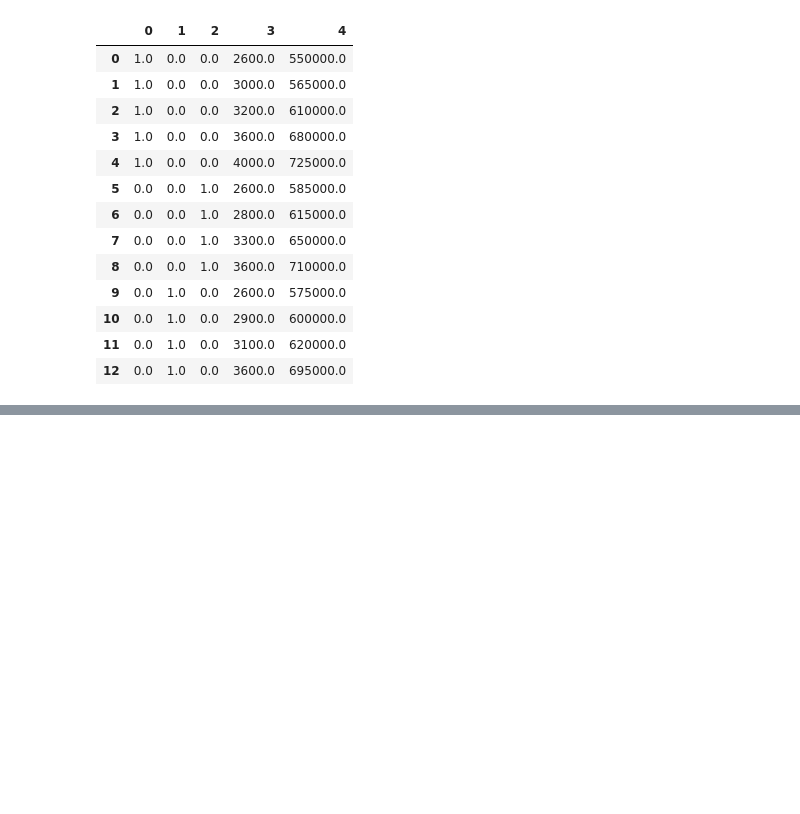
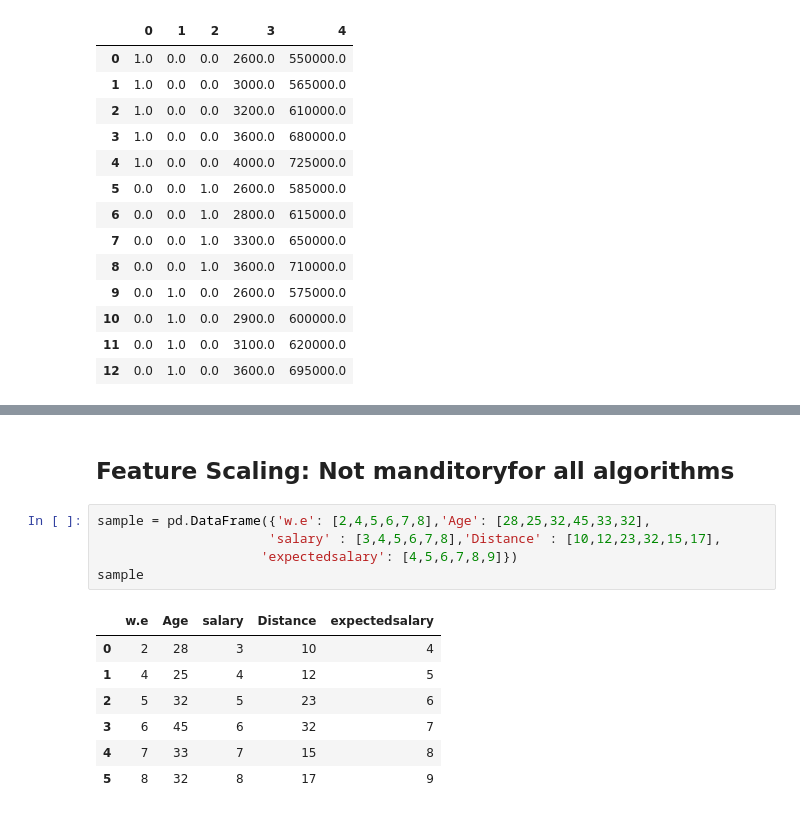
Before and after one commit to pvenkat07/AI-ML, a Jupyter notebook: Python/17-06-2020.ipynb, the cells around one changed output, grey strips where cells are left out. Drawn from its saved outputs; the diff is of its cells as text; blank space fills up the shorter version.

```diff
--- a/Python/17-06-2020.ipynb
+++ b/Python/17-06-2020.ipynb
@@ -92,0 +162,15 @@ x
+# %% [markdown]
+## Feature Scaling: Not manditoryfor all algorithms
+# %%
+sample = pd.DataFrame({'w.e': [2,4,5,6,7,8],'Age': [28,25,32,45,33,32],
+                      'salary' : [3,4,5,6,7,8],'Distance' : [10,12,23,32,15,17],
+                     'expectedsalary': [4,5,6,7,8,9]})
+sample
+# %% [output]
+|  | w.e | Age | salary | Distance | expectedsalary |
+| 0 | 2 | 28 | 3 | 10 | 4 |
+| 1 | 4 | 25 | 4 | 12 | 5 |
+| 2 | 5 | 32 | 5 | 23 | 6 |
+| 3 | 6 | 45 | 6 | 32 | 7 |
+| 4 | 7 | 33 | 7 | 15 | 8 |
+| 5 | 8 | 32 | 8 | 17 | 9 |
```
Also changed, not shown: parts of 10 cells of this notebook.
